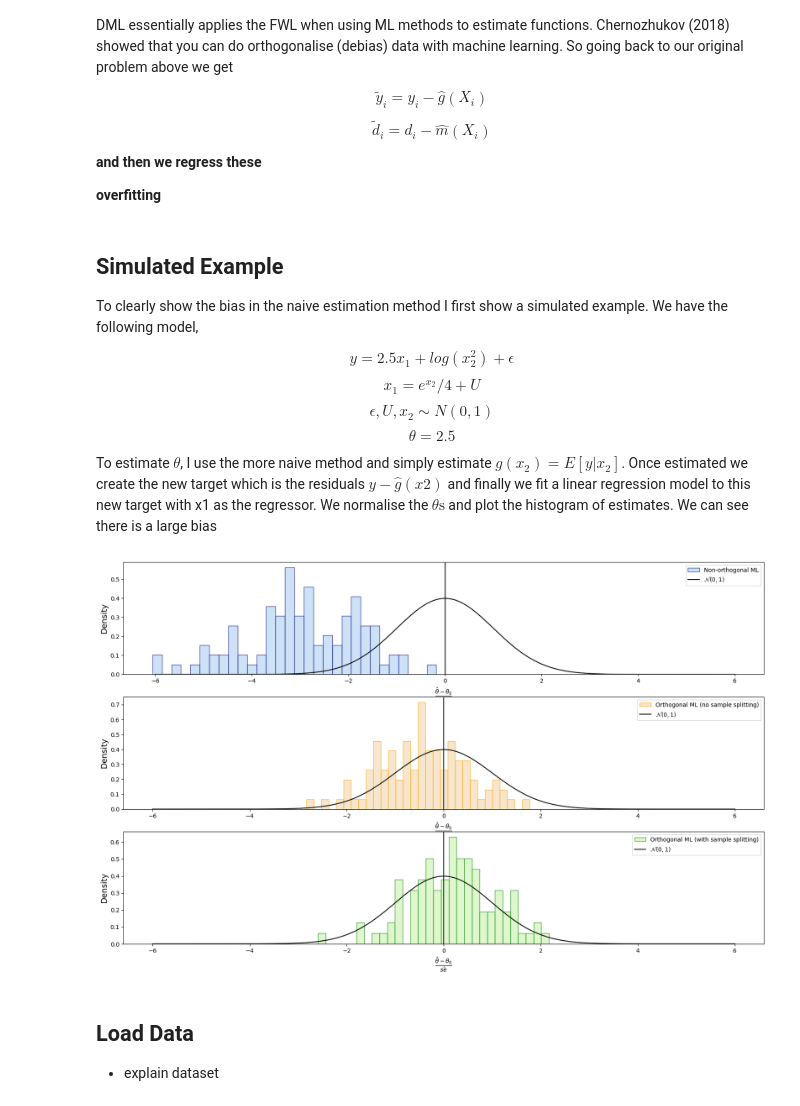
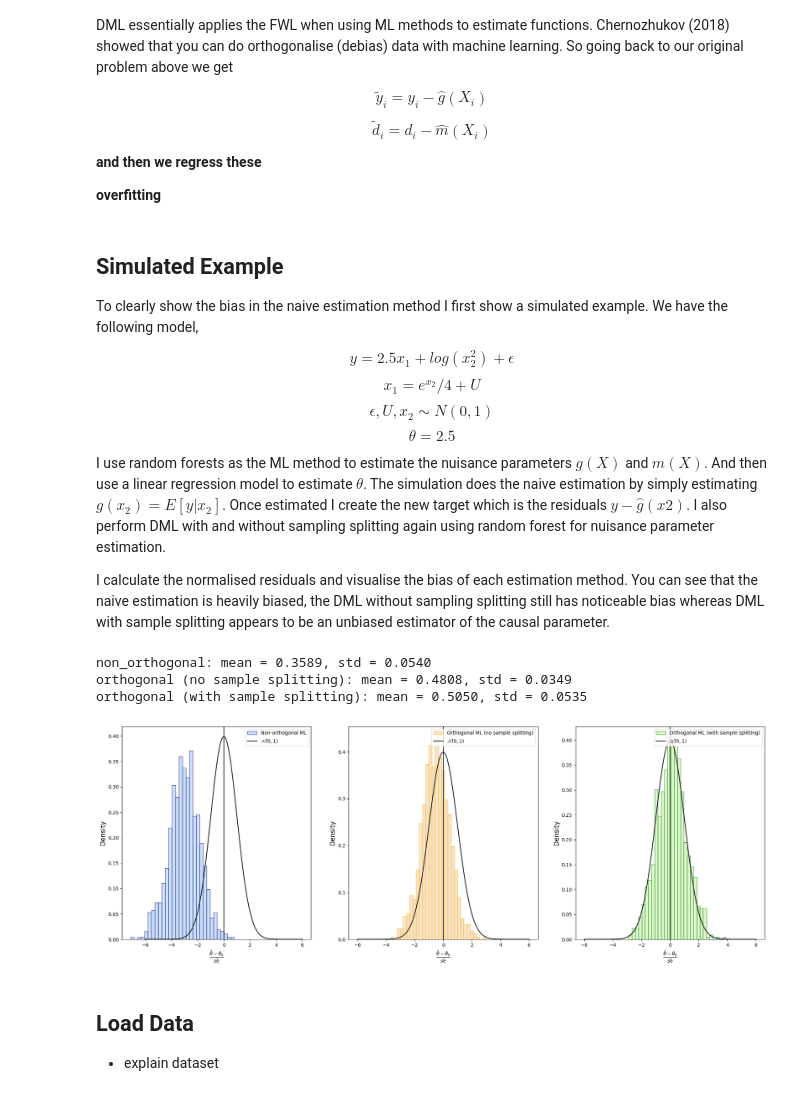
Before and after one commit to cainemerrick98/causal-inference, a Jupyter notebook: DML-401K/notebook.ipynb, the cells around one changed output. Saved outputs shown, nothing was run; the diff lists cells and outputs as text; code cells hidden in the pictures.

Commit message:
Added simulation written content

```diff
--- a/DML-401K/notebook.ipynb
+++ b/DML-401K/notebook.ipynb
@@ -117,7 +117,9 @@ $$
 \theta = 2.5
 $$
 
-To estimate $\theta$, I use the more naive method and simply estimate $g(x_{2}) = E[y| x_{2}]$. Once estimated we create the new target which is the residuals $y - \hat{g}(x2)$ and finally we fit a linear regression model to this new target with x1 as the regressor. We normalise the $\theta\text{s}$ and plot the histogram of estimates. We can see there is a large bias
+I use random forests as the ML method to estimate the nuisance parameters $g(X)$ and $m(X)$. And then use a linear regression model to estimate $\theta$. The simulation does the naive estimation by simply estimating  $g(x_{2}) = E[y| x_{2}]$. Once estimated I create the new target which is the residuals $y - \hat{g}(x2)$. I also perform DML with and without sampling splitting again using random forest for nuisance parameter estimation.
+
+I calculate the normalised residuals and visualise the bias of each estimation method. You can see that the naive estimation is heavily biased, the DML without sampling splitting still has noticeable bias whereas DML with sample splitting appears to be an unbiased estimator of the causal parameter.
 # %%
 def fit_random_forest(x:np.ndarray, y: np.ndarray) -> RandomForestRegressor:
     """
@@ -238,29 +240,36 @@ def run_simulation(n: int, reps: int, theta0: float) -> dict:
     return sim_results
 # %%
 theta0 = 0.5
-sim_results = run_simulation(n=1000, reps=1000, theta0=theta0)
+sim_results = run_simulation(n=1000, reps=500, theta0=theta0)
 for key in sim_results.keys():
     sim_results[key]['normalised_thetas'] = normalise_thetas(np.array(sim_results[key]['thetas']), theta0, np.array(sim_results[key]['ses']))
+# %%
+for key in sim_results.keys():
+    print(f"{key}: mean = {np.mean(sim_results[key]['thetas']):.4f}, std = {np.std(sim_results[key]['thetas']):.4f}")
+# %% [output]
+non_orthogonal: mean = 0.3589, std = 0.0540
+orthogonal (no sample splitting): mean = 0.4808, std = 0.0349
+orthogonal (with sample splitting): mean = 0.5050, std = 0.0535
 # %%
-fig, axs = plt.subplots(1, 3, figsize=(20, 12))
+fig, axs = plt.subplots(1, 3, figsize=(24, 8))
 axs[0].hist(sim_results['non_orthogonal']['normalised_thetas'], bins=30, density=True, alpha=0.7,
         color='#b9d7f5', edgecolor='navy', label='Non-orthogonal ML')
 
 axs[1].hist(sim_results['orthogonal (no sample splitting)']['normalised_thetas'], bins=30, density=True, alpha=0.7,
         color="#f5dcb9", edgecolor='orange', label='Orthogonal ML (no sample splitting)')
 
 axs[2].hist(sim_results['orthogonal (with sample splitting)']['normalised_thetas'], bins=30, density=True, alpha=0.7,
         color="#d1f5b9", edgecolor='green', label='Orthogonal ML (with sample splitting)')
 
 grid = np.linspace(-6, 6, 400)
 for i, ax in enumerate(axs):
      ax.plot(grid, stats.norm.pdf(grid), 'k', label=r'$\mathcal{N}(0,1)$')
      ax.axvline(0, color='k')
      ax.set_xlabel(r'$\frac{\hat{\theta} - \theta_0}{\hat{se}}$', fontsize=14)
      ax.set_ylabel('Density', fontsize=14)
-     ax.legend()
+     ax.legend(loc='upper right')
 # %% [output]
-[figure, old version]
+[figure, new version]
 # %% [markdown]
 ## Load Data
 
```
